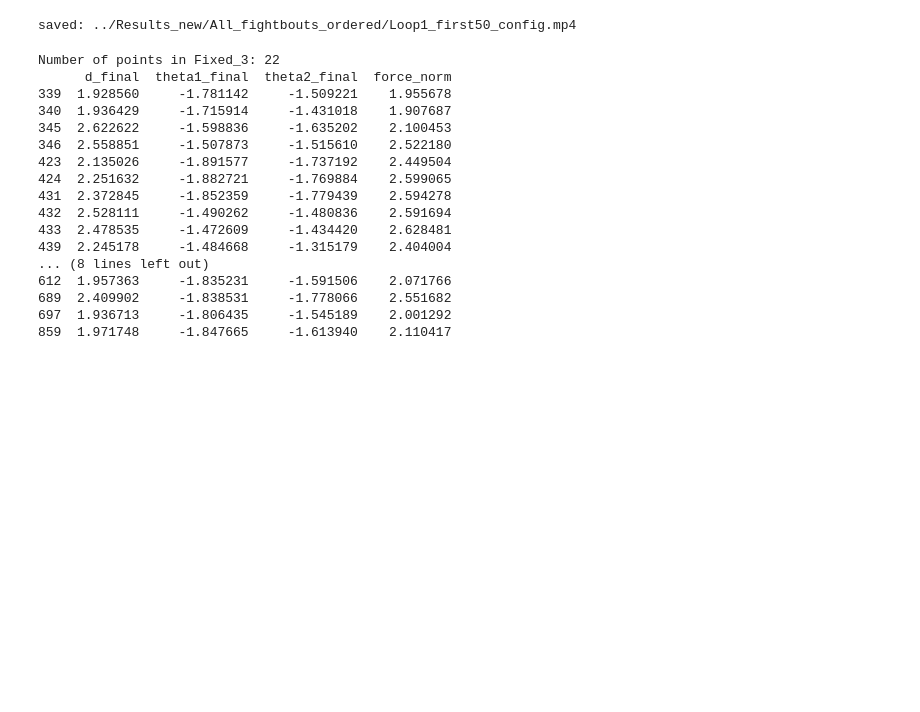
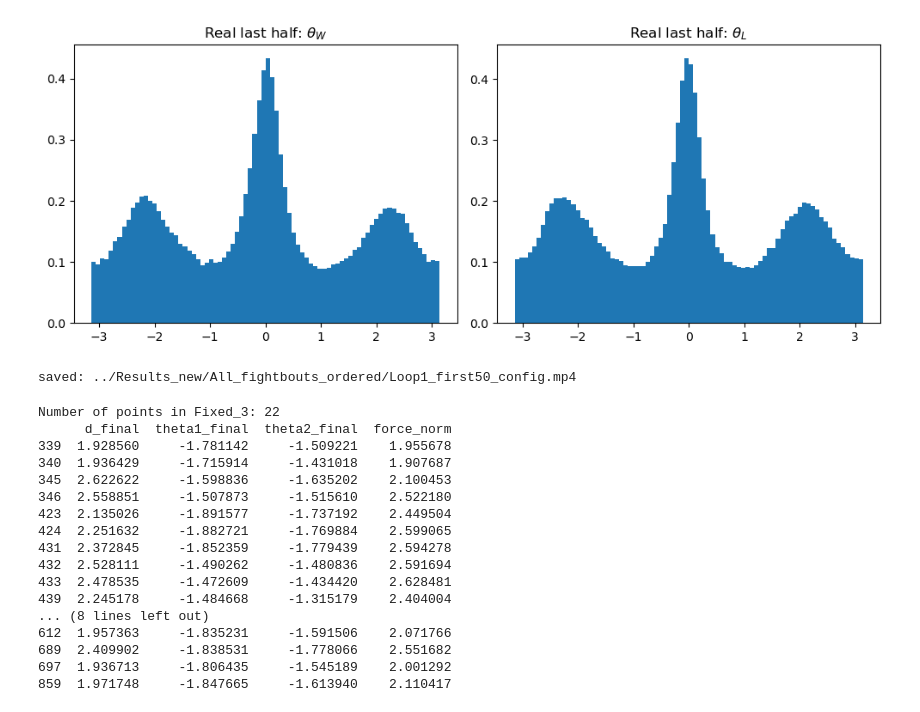
Before and after one commit to Marindevandijk/Thesis-clean, a Jupyter notebook: notebook_exploratory/Analyse_endpoints.ipynb, the cells around one changed output. Drawn from its saved outputs; the diff is of its cells as text; code cells hidden in the pictures; blank space fills up the shorter version.

```diff
--- a/notebook_exploratory/Analyse_endpoints.ipynb
+++ b/notebook_exploratory/Analyse_endpoints.ipynb
@@ -942,3 +833,18 @@ plt.show()
+# %%
+plt.figure(figsize=(10,4))
+
+plt.subplot(1,2,1)
+plt.hist(wrap_pi(X_last[:,1]), bins=80, density=True)
+plt.title(r"Real last half: $\theta_W$")
+
+plt.subplot(1,2,2)
+plt.hist(wrap_pi(X_last[:,2]), bins=80, density=True)
+plt.title(r"Real last half: $\theta_L$")
+
+plt.tight_layout()
+plt.show()
+# %% [output]
+[figure, added]
 # %%
 target = "Moving_1"   # change to "Moving_0", "Moving_2", or "Loop_0" if needed
 row = df[df["attractor_id"] == target].iloc[0]
```
Also changed, not shown: parts of 10 cells of this notebook, 2 other files.
